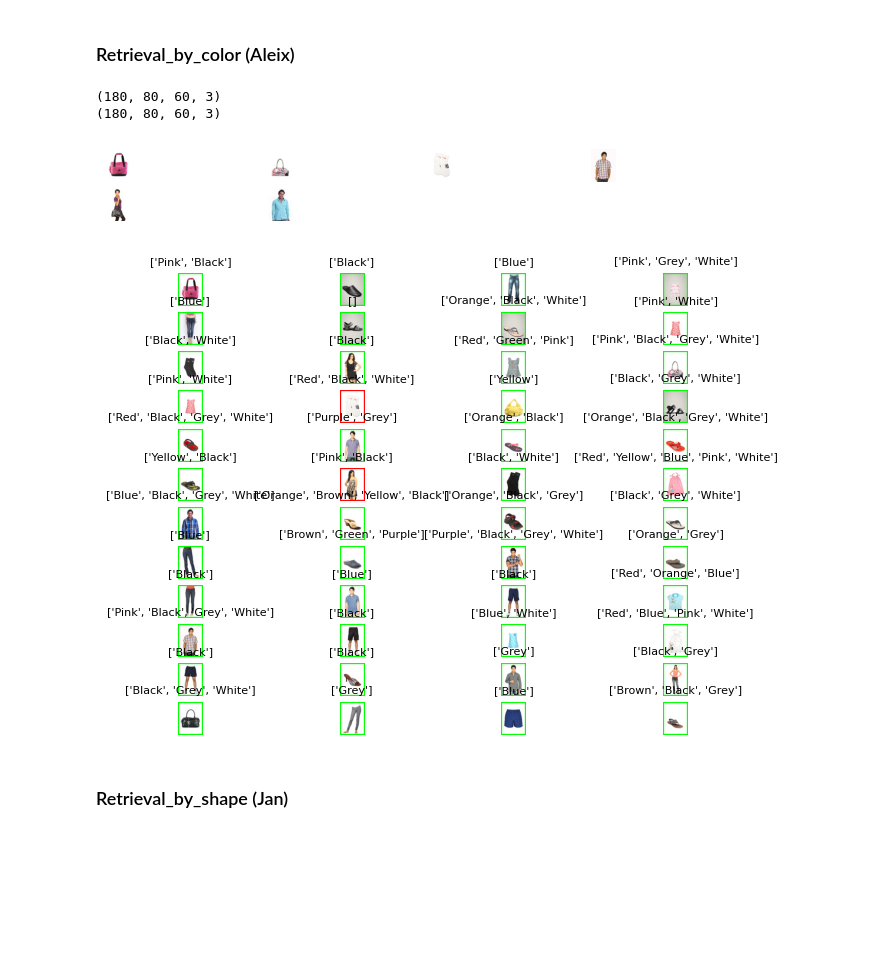
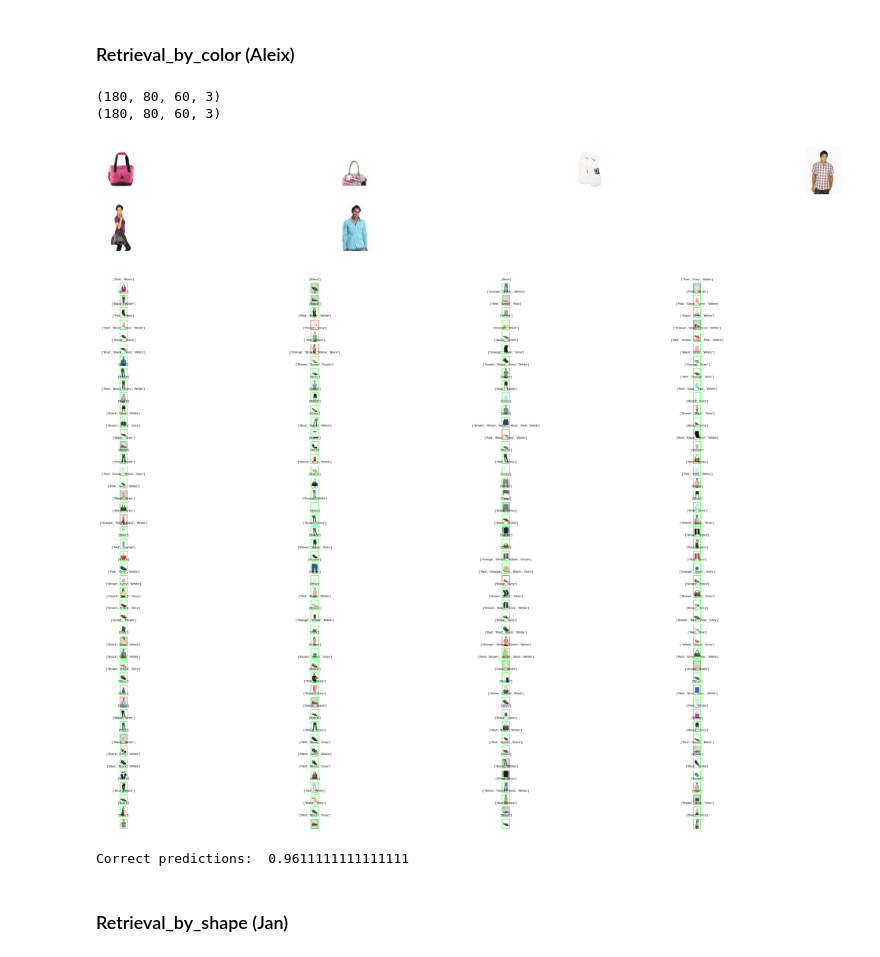
Before and after one commit to aleixJ/Practica2_IA, a Jupyter notebook: Etiquetador/analisis_part3.ipynb, the cells around one changed output. Saved outputs shown, nothing was run; the diff lists cells and outputs as text; code cells hidden in the pictures; blank space fills up the shorter version.

Commit message:
updated 'Retrieval_by_color'. added joblib for parallelize the program. added. feat: Add fac_size parameter to visualize_retrieval function

```diff
--- a/Etiquetador/analisis_part3.ipynb
+++ b/Etiquetador/analisis_part3.ipynb
@@ -84,36 +84,48 @@ def check_color_prediction(imgs, color_labels, color_labels_predicted, query_img
         if(all(x in color for x in query_img)):
             if(all(x in color_predicted for x in query_img)):
                 ok.append(True)
             else:
                 ok.append(False)
         else:
             if not (all(x in color_predicted for x in query_img)):
                 ok.append(True)
             else:
                 ok.append(False)
     return ok
 
 
 print(imgs.shape)
 #imgs = imgs[:40]
 print(imgs.shape)
 
 
 query_img = np.array(['Black', 'Pink'])
 # KMeans
 km_predicted_colors = []
-for img in imgs:
+# for img in imgs:
+#     km = KMeans(X=img)
+#     km.find_bestK(max_K=11)
+#     km_predicted_colors.append(get_colors(km.centroids))
+
+from joblib import Parallel, delayed
+
+def process_image(img):
     km = KMeans(X=img)
     km.find_bestK(max_K=11)
-    km_predicted_colors.append(get_colors(km.centroids))
+    return get_colors(km.centroids)
+
+km_predicted_colors = Parallel(n_jobs=-1)(delayed(process_image)(img) for img in imgs)
 
 imgs_retrieved = Retrieval_by_color(imgs, km_predicted_colors, query_img=query_img)
-visualize_retrieval(imgs_retrieved, topN=48)
+visualize_retrieval(imgs_retrieved, topN=48, fac_size=2)
 ok = check_color_prediction(imgs, color_labels, km_predicted_colors, query_img=query_img)
 # Green: Image identified correctly. Red: Image identified incorrectly, can be a false positive or a false negative
-visualize_retrieval(imgs, topN=48, info=color_labels, ok=ok)
+visualize_retrieval(imgs, topN=180, info=color_labels, ok=ok, fac_size=3)
+# print ratio of correct predictions
+print("Correct predictions: ", np.sum(ok)/len(ok))
 # %% [output]
 (180, 80, 60, 3)
 (180, 80, 60, 3)
-[figure, old version]
+[figure, new version]
-[figure, old version]
+[figure, new version]
+Correct predictions:  0.9611111111111111
```
Also changed, not shown: parts of 2 cells of this notebook, 1 other file.
